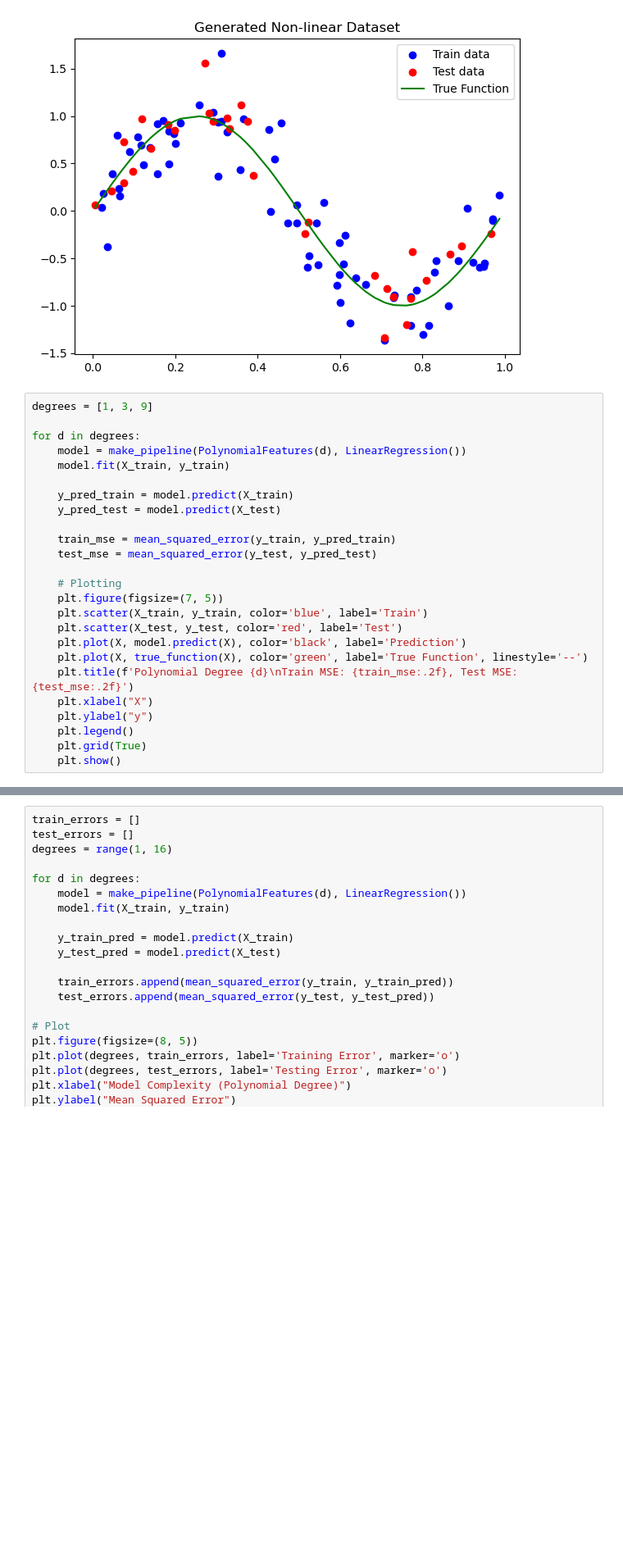
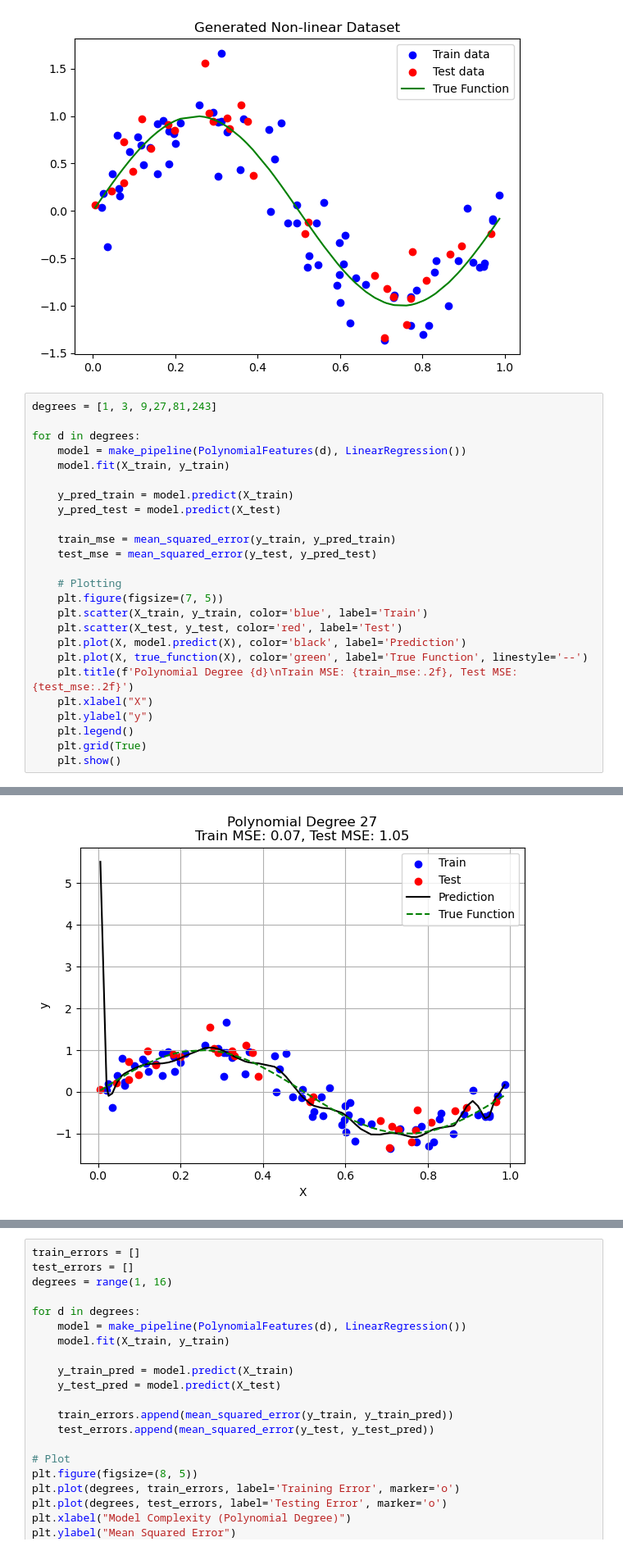
Before and after one commit to koustav-B/Prodigal-AI, a Jupyter notebook: Day31-45/bias.ipynb, the cells around one changed output, grey strips where cells are left out. Shown at 82% size. Saved outputs shown, nothing was run; the diff lists cells and outputs as text; blank space fills up the shorter version.

```diff
--- a/Day31-45/bias.ipynb
+++ b/Day31-45/bias.ipynb
@@ -35,31 +35,32 @@ plt.show()
 # %% [output]
 [figure]
 # %%
-degrees = [1, 3, 9]
+degrees = [1, 3, 9,27,81,243]
 
 for d in degrees:
     model = make_pipeline(PolynomialFeatures(d), LinearRegression())
     model.fit(X_train, y_train)
 
     y_pred_train = model.predict(X_train)
     y_pred_test = model.predict(X_test)
 
     train_mse = mean_squared_error(y_train, y_pred_train)
     test_mse = mean_squared_error(y_test, y_pred_test)
 
     # Plotting
     plt.figure(figsize=(7, 5))
     plt.scatter(X_train, y_train, color='blue', label='Train')
     plt.scatter(X_test, y_test, color='red', label='Test')
     plt.plot(X, model.predict(X), color='black', label='Prediction')
     plt.plot(X, true_function(X), color='green', label='True Function', linestyle='--')
     plt.title(f'Polynomial Degree {d}\nTrain MSE: {train_mse:.2f}, Test MSE: {test_mse:.2f}')
     plt.xlabel("X")
     plt.ylabel("y")
     plt.legend()
     plt.grid(True)
     plt.show()
 # %% [output]
 [figure]
 [figure]
 [figure]
+[figure, added]
```
Also changed, not shown: parts of 1 cell of this notebook, 1 other file.
